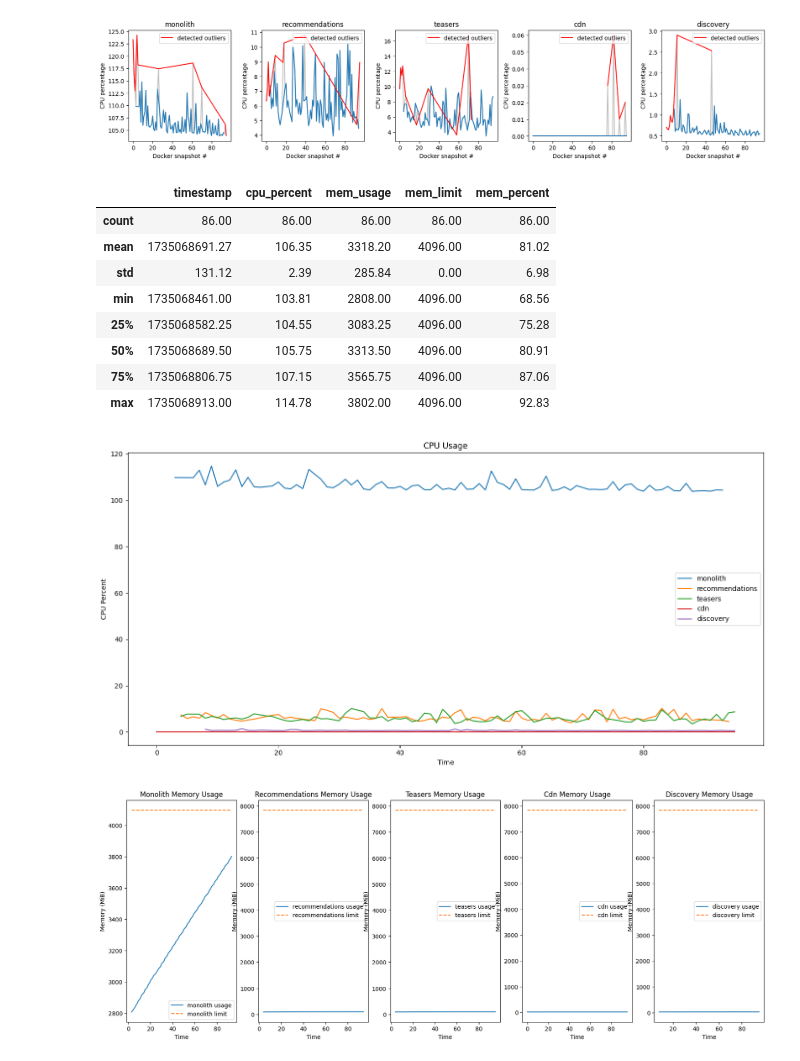
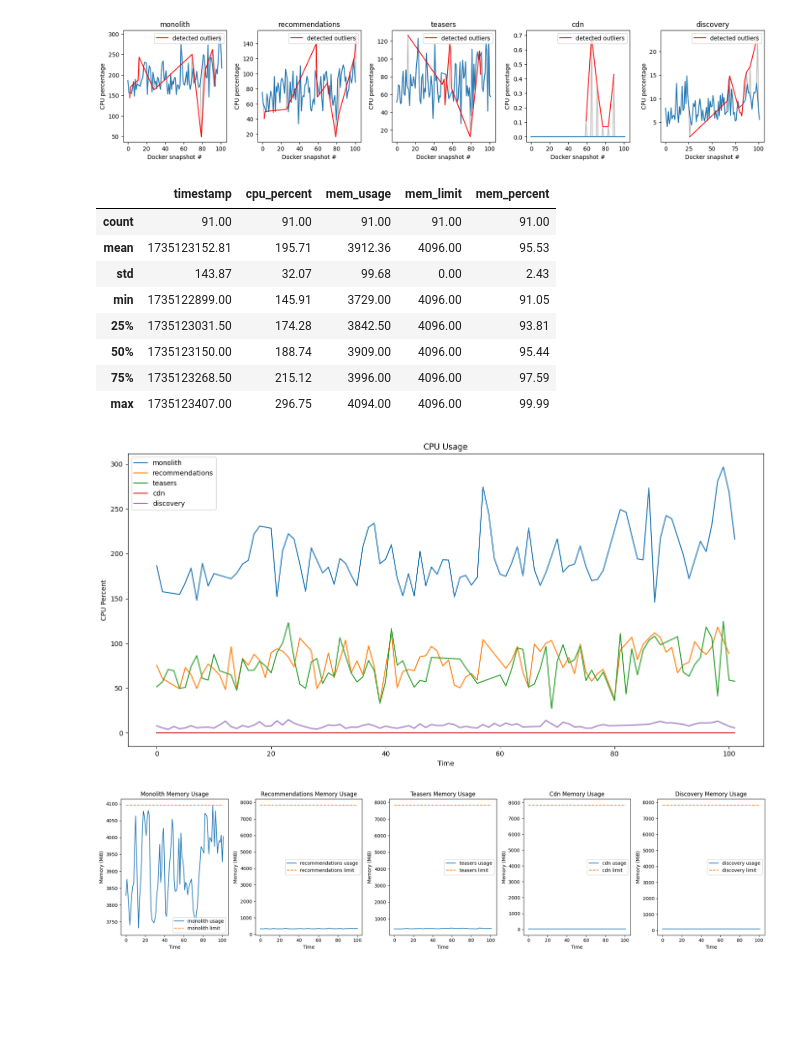
Before and after one commit to Aukevanoost/migrating-stateful-monoliths-to-microfrontends, a Jupyter notebook: analytics/notebooks/server/ssrh-docker.ipynb, the cells around one changed output. Drawn from its saved outputs; the diff is of its cells as text; code cells hidden in the pictures; blank space fills up the shorter version.

```diff
--- a/analytics/notebooks/server/ssrh-docker.ipynb
+++ b/analytics/notebooks/server/ssrh-docker.ipynb
@@ -38,8 +38,8 @@ df['mem_limit'] = df['mem_limit'].apply(convert_to_MiB).astype(float)
 df['cpu_percent'] = df['cpu_percent'].astype(float)
 df['mem_percent'] = df['mem_percent'].astype(float)
 
-start_time = df['timestamp'].min() + 120    # Warmup
-end_time = df['timestamp'].max() - 30       # Cooldown
+start_time = df['timestamp'].min() + 60
+end_time = df['timestamp'].max() - 30
 df_filtered = df[(df['timestamp'] >= start_time) & (df['timestamp'] <= end_time)]
 
 dirty_dfs = {service: df_filtered[df_filtered["name"] == service].reset_index(drop=True) for service in services}
@@ -77,23 +77,22 @@ for name, _df in dirty_dfs.items():
 graph_row(lambda _ds, loc, idx: plot_outliers(_ds, list(dfs.keys())[idx], loc, masks), dirty_dfs)
 plt.show()
 # %% [output]
-[figure, old version]
+[figure, new version]
 # %%
 dfs['monolith'].describe()
 # %% [output]
 |  | timestamp | cpu_percent | mem_usage | mem_limit | mem_percent |
-| count | 86.00 | 86.00 | 86.00 | 86.00 | 86.00 |
-| mean | 1735068691.27 | 106.35 | 3318.20 | 4096.00 | 81.02 |
-| std | 131.12 | 2.39 | 285.84 | 0.00 | 6.98 |
-| min | 1735068461.00 | 103.81 | 2808.00 | 4096.00 | 68.56 |
-| 25% | 1735068582.25 | 104.55 | 3083.25 | 4096.00 | 75.28 |
-| 50% | 1735068689.50 | 105.75 | 3313.50 | 4096.00 | 80.91 |
-| 75% | 1735068806.75 | 107.15 | 3565.75 | 4096.00 | 87.06 |
-| max | 1735068913.00 | 114.78 | 3802.00 | 4096.00 | 92.83 |
+| count | 91.00 | 91.00 | 91.00 | 91.00 | 91.00 |
+| mean | 1735123152.81 | 195.71 | 3912.36 | 4096.00 | 95.53 |
+| std | 143.87 | 32.07 | 99.68 | 0.00 | 2.43 |
+| min | 1735122899.00 | 145.91 | 3729.00 | 4096.00 | 91.05 |
+| 25% | 1735123031.50 | 174.28 | 3842.50 | 4096.00 | 93.81 |
+| 50% | 1735123150.00 | 188.74 | 3909.00 | 4096.00 | 95.44 |
+| 75% | 1735123268.50 | 215.12 | 3996.00 | 4096.00 | 97.59 |
+| max | 1735123407.00 | 296.75 | 4094.00 | 4096.00 | 99.99 |
 # %%
 fig, ax = plt.subplots(figsize=(14, 7))
 
-# CPU usage line graph
 for s in services:
     ax.plot(dfs[s]['cpu_percent'], label=s)
 ax.set_title('CPU Usage')
@@ -104,21 +103,20 @@ ax.legend()
 plt.tight_layout()
 plt.show()
 # %% [output]
-[figure, old version]
+[figure, new version]
 # %%
-fig, axes = plt.subplots(nrows=1, ncols=len(services), figsize=(20, 7))
+fig, axes = plt.subplots(nrows=1, ncols=len(services), figsize=(20, 5))
 
-# Memory usage line graph
 for i, s in enumerate(services):
     axes[i].plot(dfs[s]['mem_usage'], label=f'{s} usage')
     axes[i].plot(dfs[s]['mem_limit'], linestyle='--', label=f'{s} limit')
     axes[i].set_title(f'{s.capitalize()} Memory Usage')
     axes[i].set_xlabel('Time')
     axes[i].set_ylabel('Memory (MiB)')
     axes[i].legend()
 
-# plt.tight_layout()
+plt.tight_layout()
 plt.show()
 # %% [output]
-[figure, old version]
+[figure, new version]
 # %%
```
Also changed, not shown: parts of 3 cells of this notebook, 7 other files.
